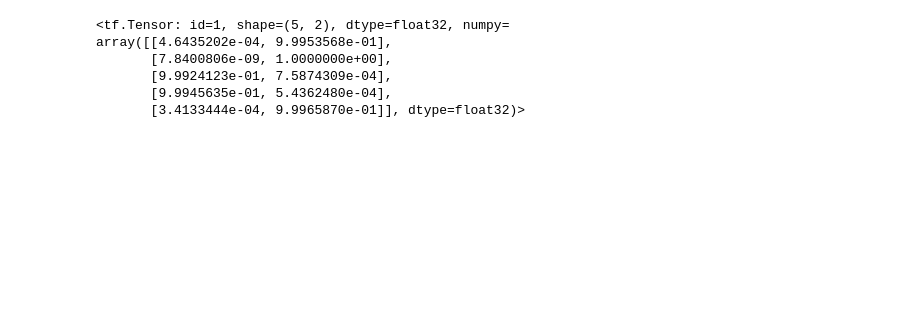
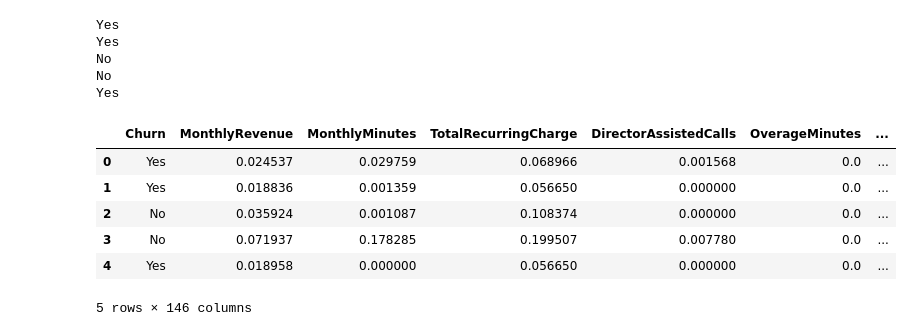
Before and after one commit to varunbajpai/or-GraphNN, a Jupyter notebook: Predict.ipynb, the cells around one changed output. Saved outputs shown, nothing was run; the diff lists cells and outputs as text; code cells hidden in the pictures; blank space fills up the shorter version.

```diff
--- a/Predict.ipynb
+++ b/Predict.ipynb
@@ -12,7 +14,9 @@ from DataPreProcessing import DataPreProcessing, InputsAndLabels
 importing Jupyter notebook from DataPreProcessing.ipynb
 # %%
-df = pd.read_csv(Configuration.PROCESSED_FILE_PATH, nrows=Configuration.NUMBER_OF_ROWS)
-buildGraph = BuildGraph(df)
-graph = buildGraph.build_graph()
-graph = buildGraph.assign_features_to_nodes()
+def get_graph():
+    df = pd.read_csv(Configuration.PROCESSED_FILE_PATH, nrows=Configuration.NUMBER_OF_ROWS)
+    buildGraph = BuildGraph(df)
+    graph = buildGraph.build_graph()
+    graph = buildGraph.assign_features_to_nodes()
+    return graph, df
 # %%
@@ -26,9 +33,26 @@ predictions = tf.nn.softmax(np.asarray(logits.detach().numpy()))
-# %%
-predictions
-# %% [output]
-<tf.Tensor: id=1, shape=(5, 2), dtype=float32, numpy=
-array([[4.6435202e-04, 9.9953568e-01],
-       [7.8400806e-09, 1.0000000e+00],
-       [9.9924123e-01, 7.5874309e-04],
-       [9.9945635e-01, 5.4362480e-04],
-       [3.4133444e-04, 9.9965870e-01]], dtype=float32)>
+# %%
+graph, df = get_graph()
+inputs = get_inputs(df)
+predictions = get_predictions()
+# %%
+for i in range(len(predictions)):
+    if predictions[i][0] > predictions[i][1]:
+        print('No')
+    else:
+        print('Yes')
+# %% [output]
+Yes
+Yes
+No
+No
+Yes
+# %%
+df
+# %% [output]
+|  | Churn | MonthlyRevenue | MonthlyMinutes | TotalRecurringCharge | DirectorAssistedCalls | OverageMinutes | ... |
+| 0 | Yes | 0.024537 | 0.029759 | 0.068966 | 0.001568 | 0.0 | ... |
+| 1 | Yes | 0.018836 | 0.001359 | 0.056650 | 0.000000 | 0.0 | ... |
+| 2 | No | 0.035924 | 0.001087 | 0.108374 | 0.000000 | 0.0 | ... |
+| 3 | No | 0.071937 | 0.178285 | 0.199507 | 0.007780 | 0.0 | ... |
+| 4 | Yes | 0.018958 | 0.000000 | 0.056650 | 0.000000 | 0.0 | ... |
+5 rows × 146 columns
```
Also changed, not shown: parts of 4 cells of this notebook, 5 other files.
